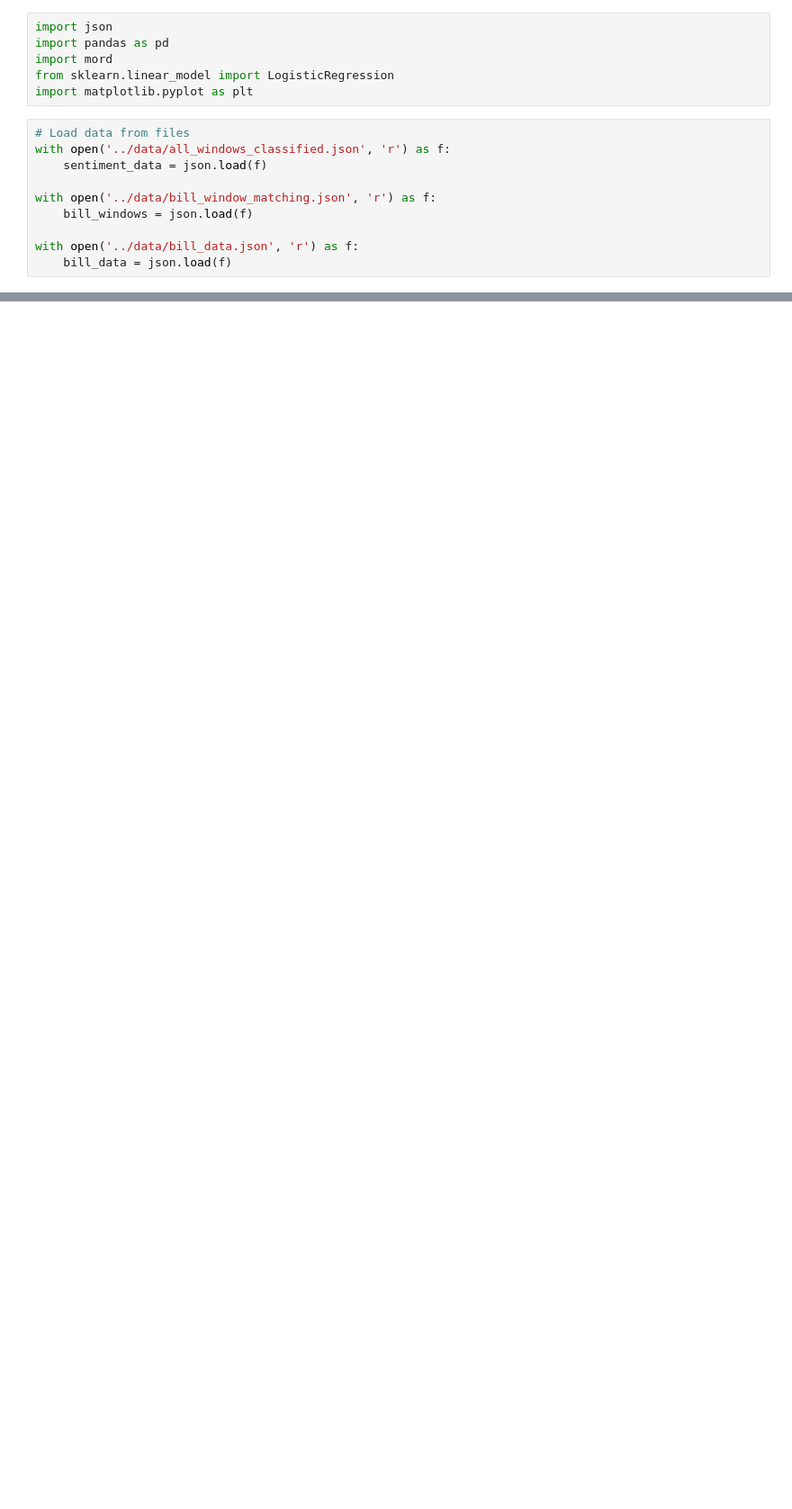
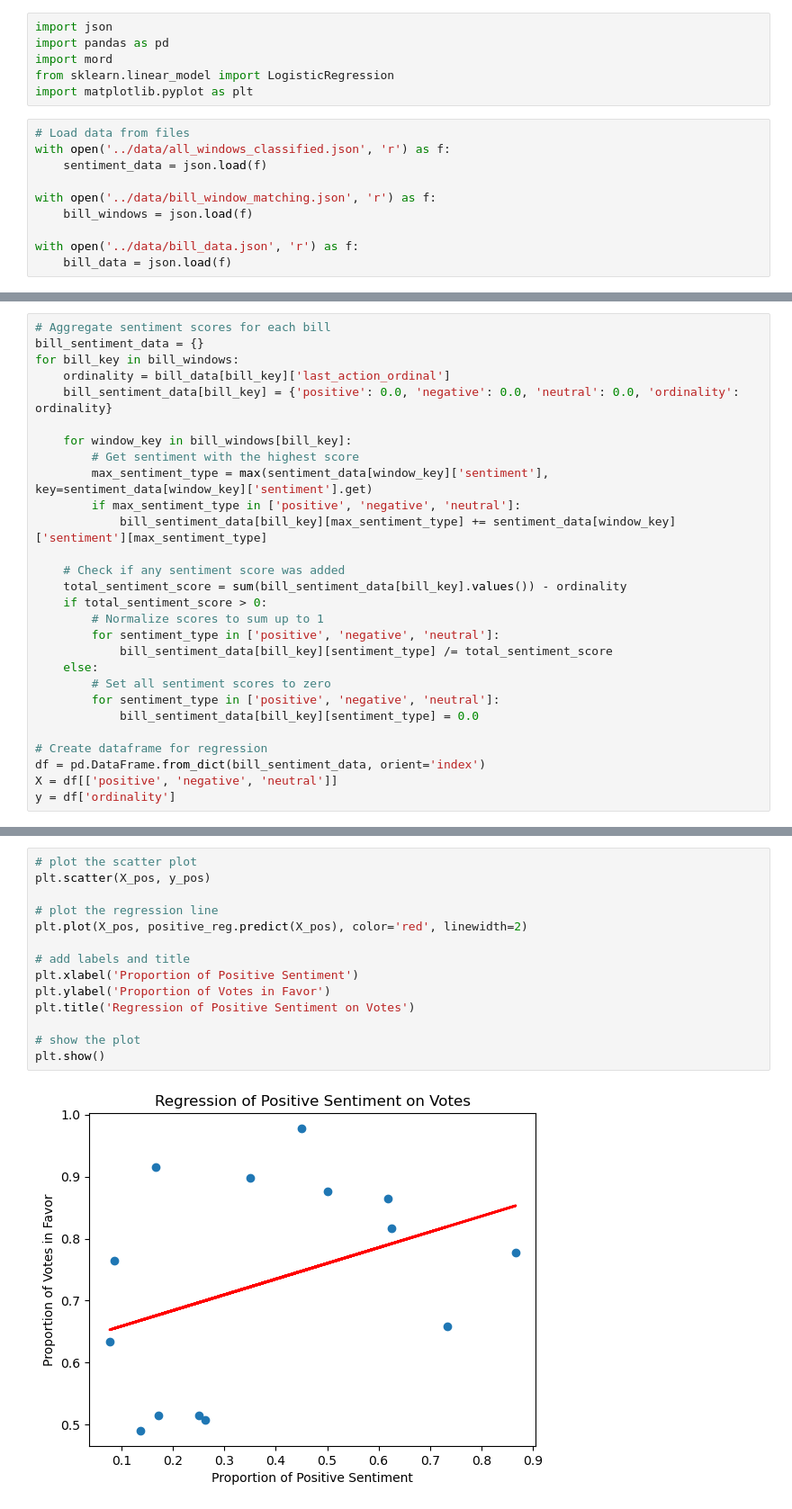
Before and after one commit to bessex/climate-policy, a Jupyter notebook: notebooks/bill_sentiment_regression.ipynb, the cells around one changed output, grey strips where cells are left out. Shown at 90% size. Drawn from its saved outputs; the diff is of its cells as text; blank space fills up the shorter version.

```diff
--- a/notebooks/bill_sentiment_regression.ipynb
+++ b/notebooks/bill_sentiment_regression.ipynb
@@ -77,0 +17,28 @@ Mean Absolute Error: 3.5869565217391304
+# %%
+# Aggregate sentiment scores for each bill
+bill_sentiment_data = {}
+for bill_key in bill_windows:
+    ordinality = bill_data[bill_key]['last_action_ordinal']
+    bill_sentiment_data[bill_key] = {'positive': 0.0, 'negative': 0.0, 'neutral': 0.0, 'ordinality': ordinality}
+
+    for window_key in bill_windows[bill_key]:
+        # Get sentiment with the highest score
+        max_sentiment_type = max(sentiment_data[window_key]['sentiment'], key=sentiment_data[window_key]['sentiment'].get)
+        if max_sentiment_type in ['positive', 'negative', 'neutral']:
+            bill_sentiment_data[bill_key][max_sentiment_type] += sentiment_data[window_key]['sentiment'][max_sentiment_type]
+
+    # Check if any sentiment score was added
+    total_sentiment_score = sum(bill_sentiment_data[bill_key].values()) - ordinality
+    if total_sentiment_score > 0:
+        # Normalize scores to sum up to 1
+        for sentiment_type in ['positive', 'negative', 'neutral']:
+            bill_sentiment_data[bill_key][sentiment_type] /= total_sentiment_score
+    else:
+        # Set all sentiment scores to zero
+        for sentiment_type in ['positive', 'negative', 'neutral']:
+            bill_sentiment_data[bill_key][sentiment_type] = 0.0
+
+# Create dataframe for regression
+df = pd.DataFrame.from_dict(bill_sentiment_data, orient='index')
+X = df[['positive', 'negative', 'neutral']]
+y = df['ordinality']
@@ -77,0 +308,16 @@ Mean Absolute Error: 3.5869565217391304
+# %%
+# plot the scatter plot
+plt.scatter(X_pos, y_pos)
+
+# plot the regression line
+plt.plot(X_pos, positive_reg.predict(X_pos), color='red', linewidth=2)
+
+# add labels and title
+plt.xlabel('Proportion of Positive Sentiment')
+plt.ylabel('Proportion of Votes in Favor')
+plt.title('Regression of Positive Sentiment on Votes')
+
+# show the plot
+plt.show()
+# %% [output]
+[figure, added]
```
Also changed, not shown: parts of 8 cells of this notebook.
